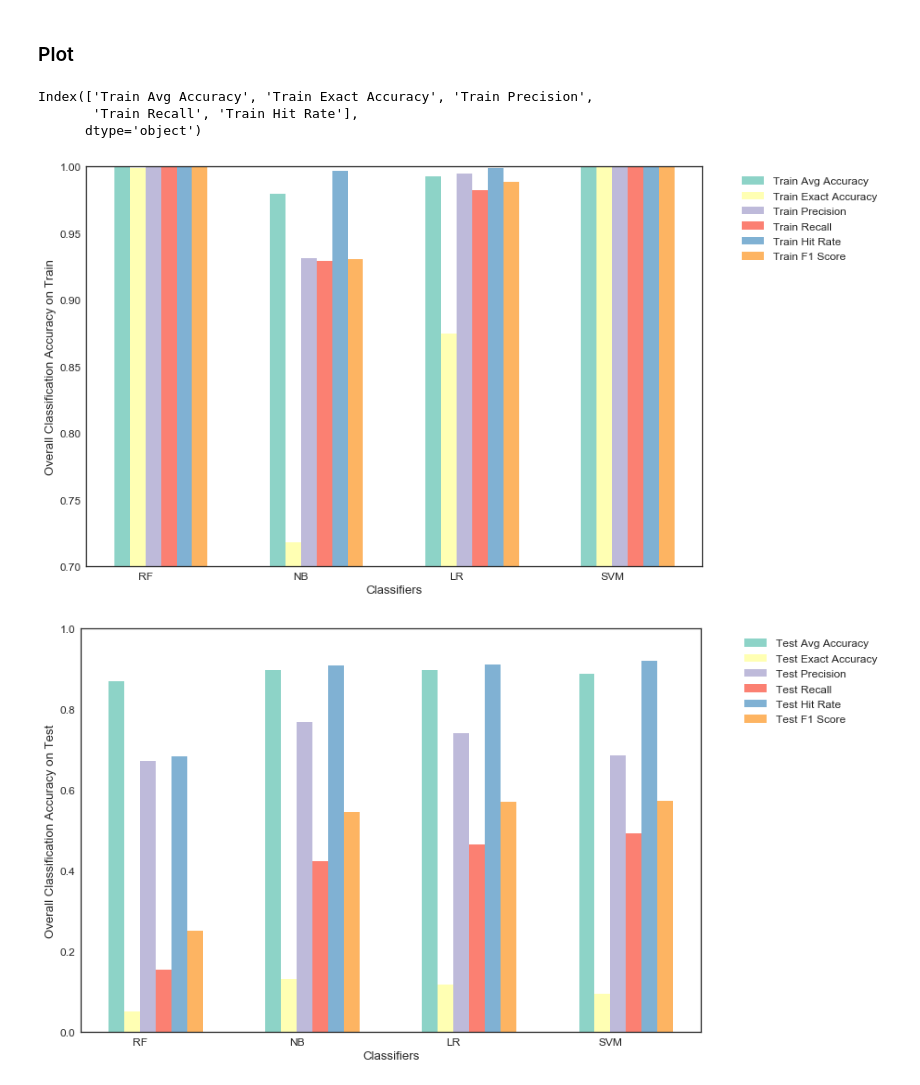
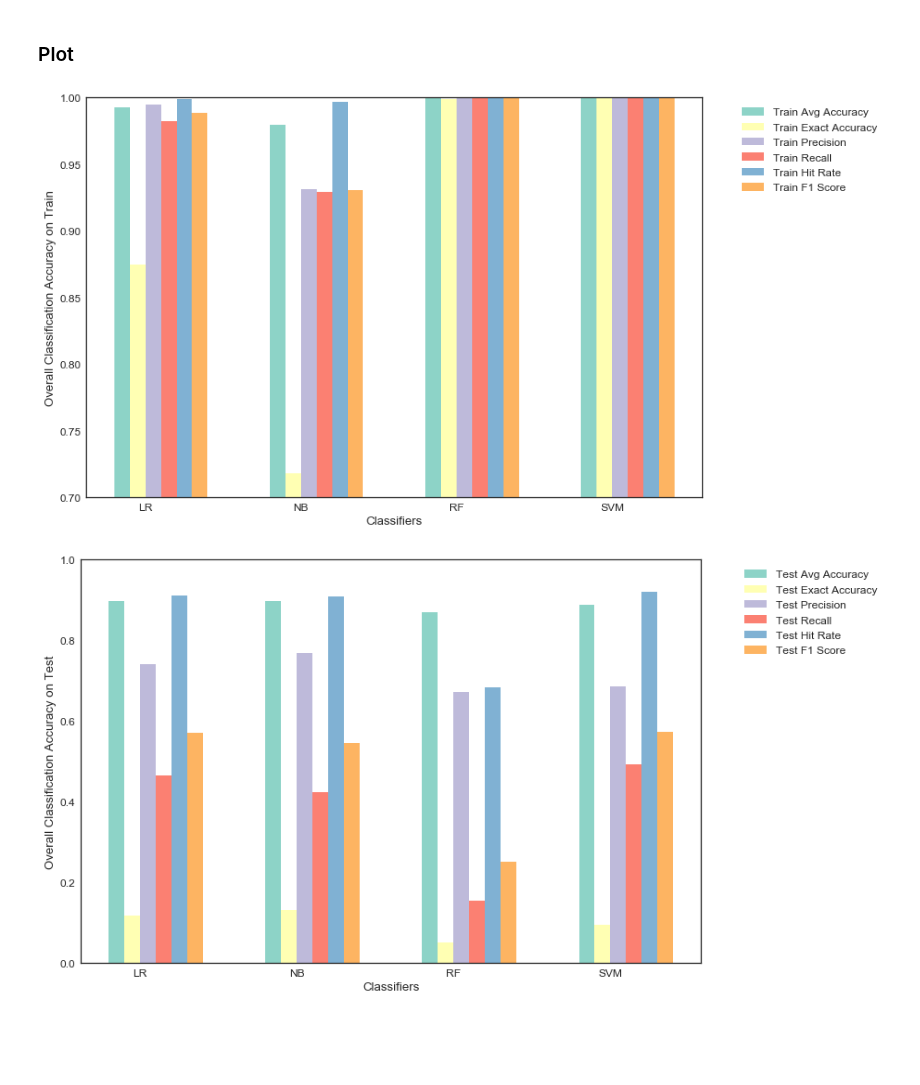
Before and after one commit to BoyuanSun930/cs209b-g6-movie, a Jupyter notebook: Bag_of_words.ipynb, the cells around one changed output. Saved outputs shown, nothing was run; the diff lists cells and outputs as text; code cells hidden in the pictures; blank space fills up the shorter version.

Commit message:
modify plot

```diff
--- a/Bag_of_words.ipynb
+++ b/Bag_of_words.ipynb
@@ -366,34 +359,28 @@ names_ticks = [
-# %%
-score_df.index[:5]
-# %% [output]
-Index(['Train Avg Accuracy', 'Train Exact Accuracy', 'Train Precision',
-       'Train Recall', 'Train Hit Rate'],
-      dtype='object')
 # %%
 bar_width = 0.1
 plt.figure(figsize = (12,8))
 for i,idx in enumerate(score_df.index[:6]):
-    plt.bar(np.arange(len(names_sorted))+i*bar_width, score_df[names_sorted].loc[idx],
+    plt.bar(np.arange(4)+i*bar_width, score_df.loc[idx],
             bar_width, color=sns.color_palette('Set3')[i], label=idx)
-plt.xticks(np.arange(len(names_sorted))+0.15, names_ticks)
+plt.xticks(np.arange(4)+0.15, score_df.columns)
 plt.ylabel('Overall Classification Accuracy on Train')
 plt.xlabel('Classifiers')
 plt.legend(loc='upper right', bbox_to_anchor=(1.3, 1))
 plt.ylim(0.7,1.0)
 plt.show()
 # %% [output]
-[figure, old version]
+[figure, new version]
 # %%
 bar_width = 0.1
 plt.figure(figsize = (12,8))
 for i,idx in enumerate(score_df.index[6:12]):
-    plt.bar(np.arange(len(names_sorted))+i*bar_width, score_df[names_sorted].loc[idx],
+    plt.bar(np.arange(4)+i*bar_width, score_df.loc[idx],
             bar_width, color=sns.color_palette("Set3")[i], label=idx)
-plt.xticks(np.arange(len(names_sorted))+0.15, names_ticks)
+plt.xticks(np.arange(4)+0.15, score_df.columns)
 plt.ylabel('Overall Classification Accuracy on Test')
 plt.xlabel('Classifiers')
 plt.legend(loc='upper right', bbox_to_anchor=(1.3, 1))
 plt.ylim(0,1)
 plt.show()
 # %% [output]
-[figure, old version]
+[figure, new version]
```
Also changed, not shown: parts of 1 cell of this notebook.
